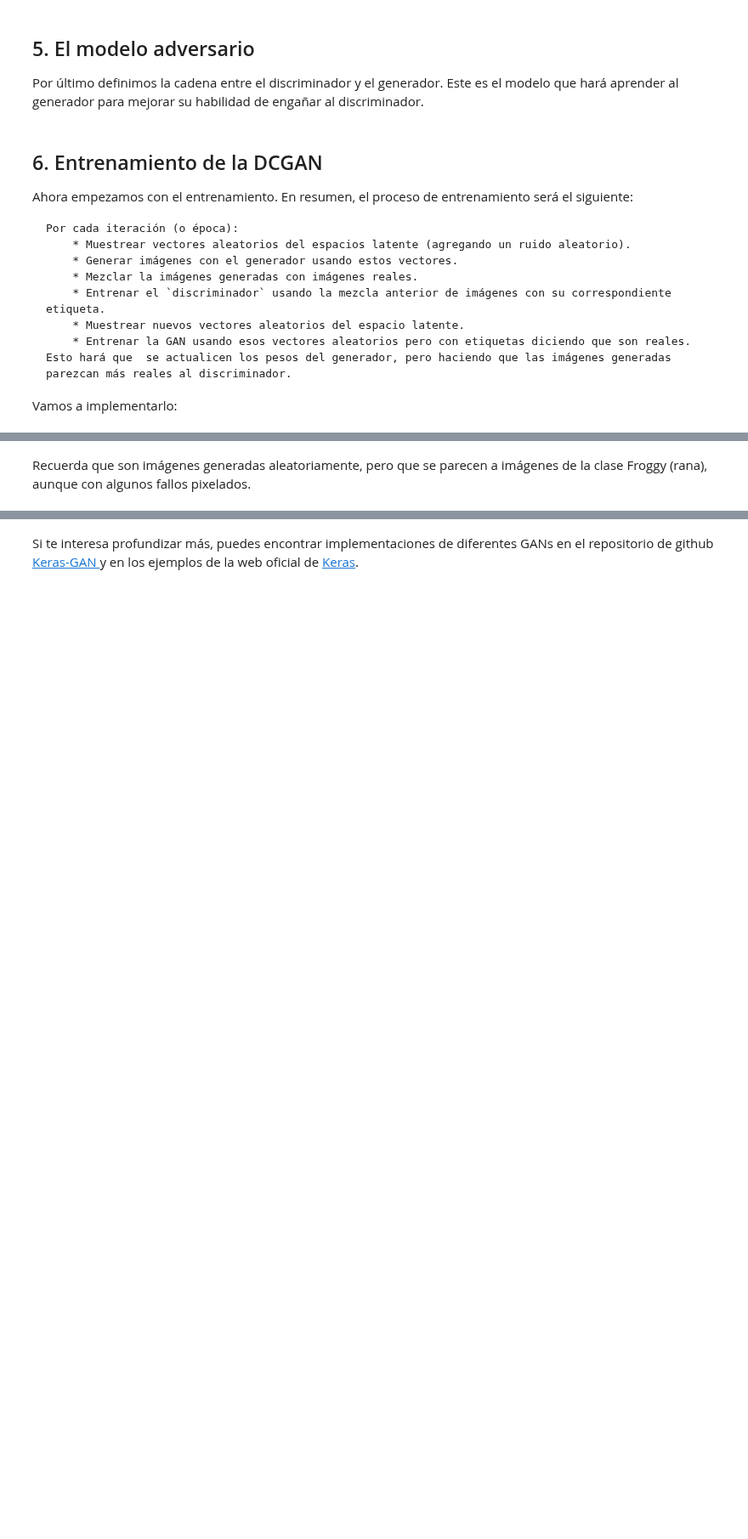
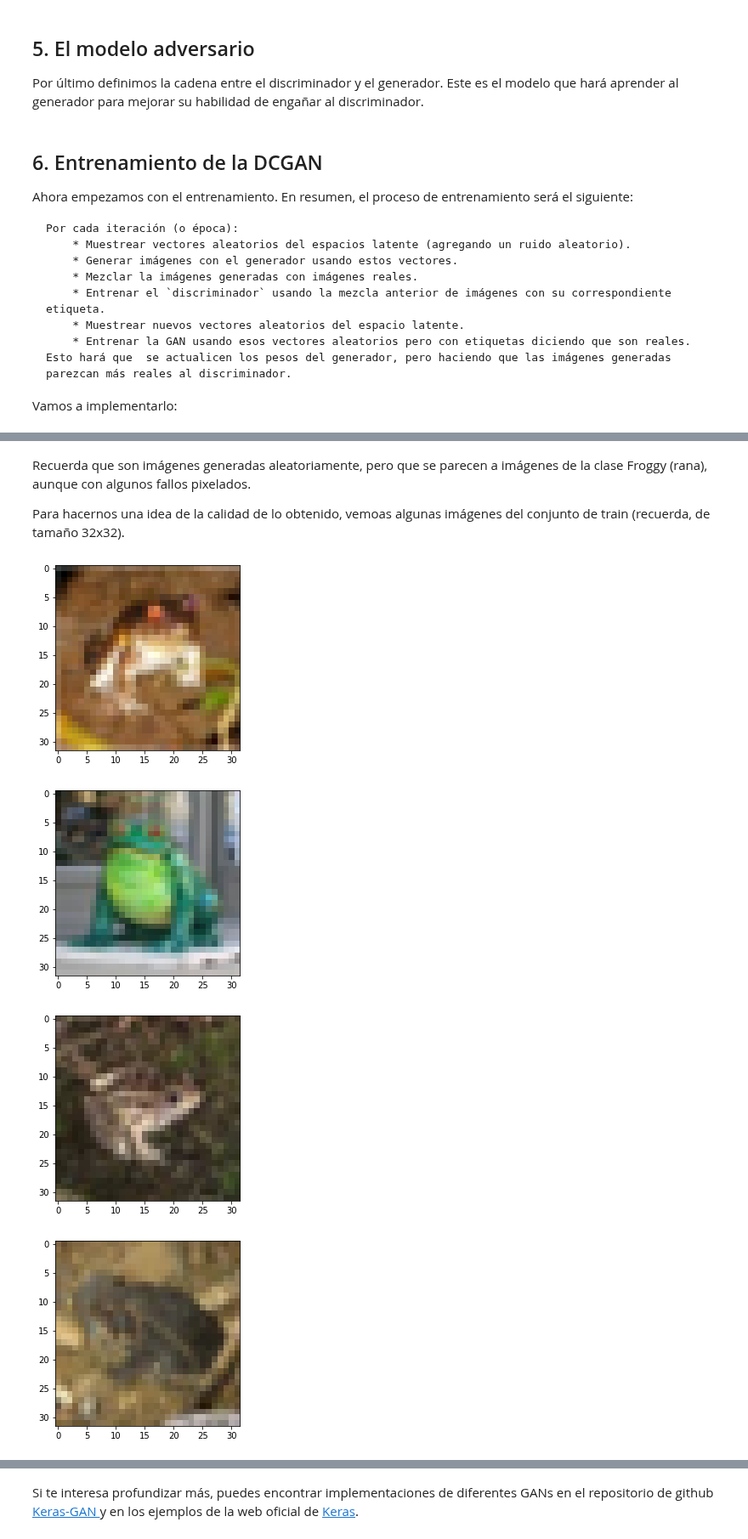
Before and after one commit to miguelamda/DL, a Jupyter notebook: 7. Modelos Generativos/Practica7.4. Introducción a GANs.ipynb, the cells around one changed output, grey strips where cells are left out. Shown at 85% size. Drawn from its saved outputs; the diff is of its cells as text; code cells hidden in the pictures; blank space fills up the shorter version.

```diff
--- a/7. Modelos Generativos/Practica7.4. Introducción a GANs.ipynb
+++ b/7. Modelos Generativos/Practica7.4. Introducción a GANs.ipynb
@@ -320,2 +318,14 @@ plt.show()
 # %% [markdown]
 Recuerda que son imágenes generadas aleatoriamente, pero que se parecen a imágenes de la clase Froggy (rana), aunque con algunos fallos pixelados.
+
+Para hacernos una idea de la calidad de lo obtenido, vemoas algunas imágenes del conjunto de train (recuerda, de tamaño 32x32).
+# %%
+for i in range(5):
+    img = image.array_to_img(x_train[i] * 255., scale=False)
+    plt.figure()
+    plt.imshow(img)
+# %% [output]
+[figure, added]
+[figure, added]
+[figure, added]
+[figure, added]
```
Also changed, not shown: parts of 4 cells of this notebook.
